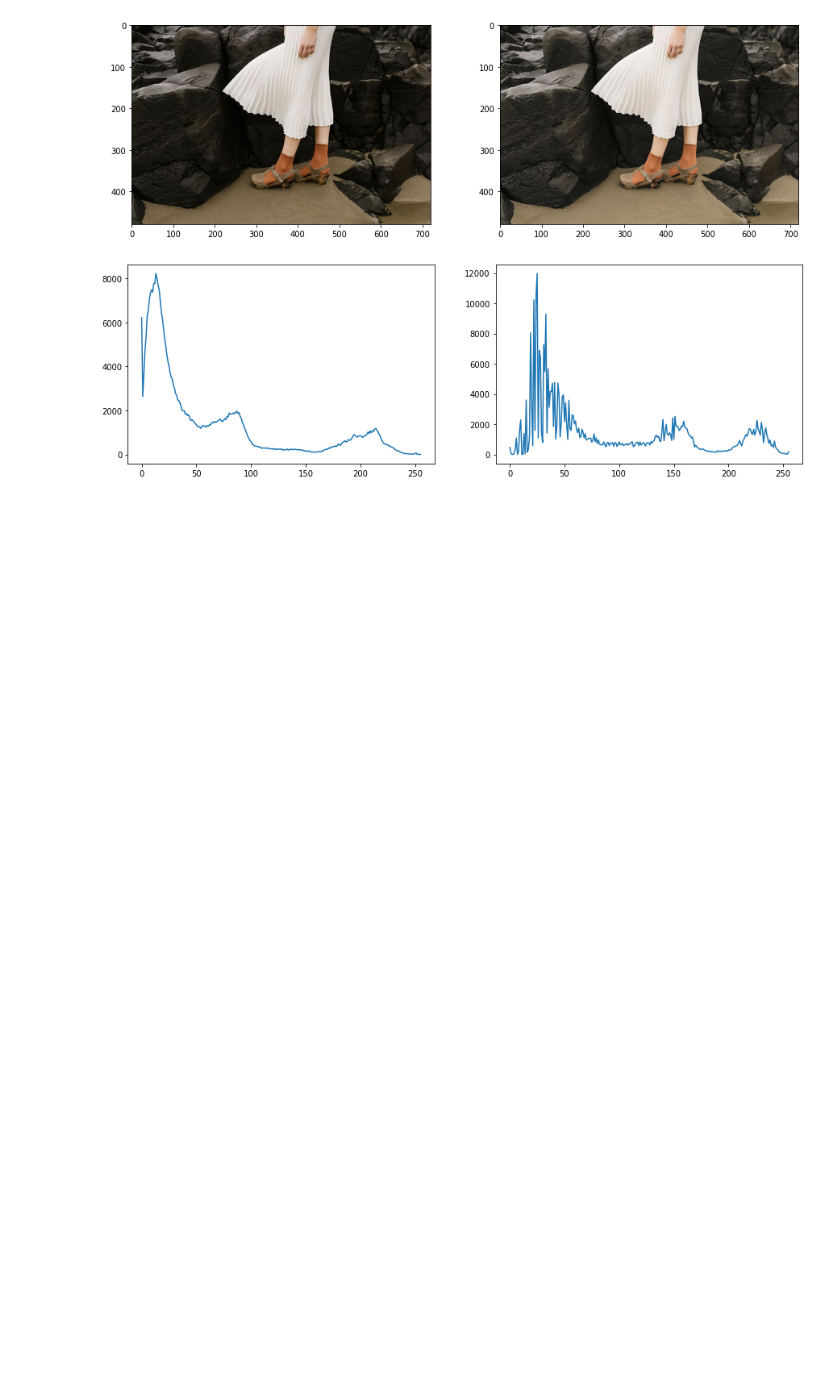
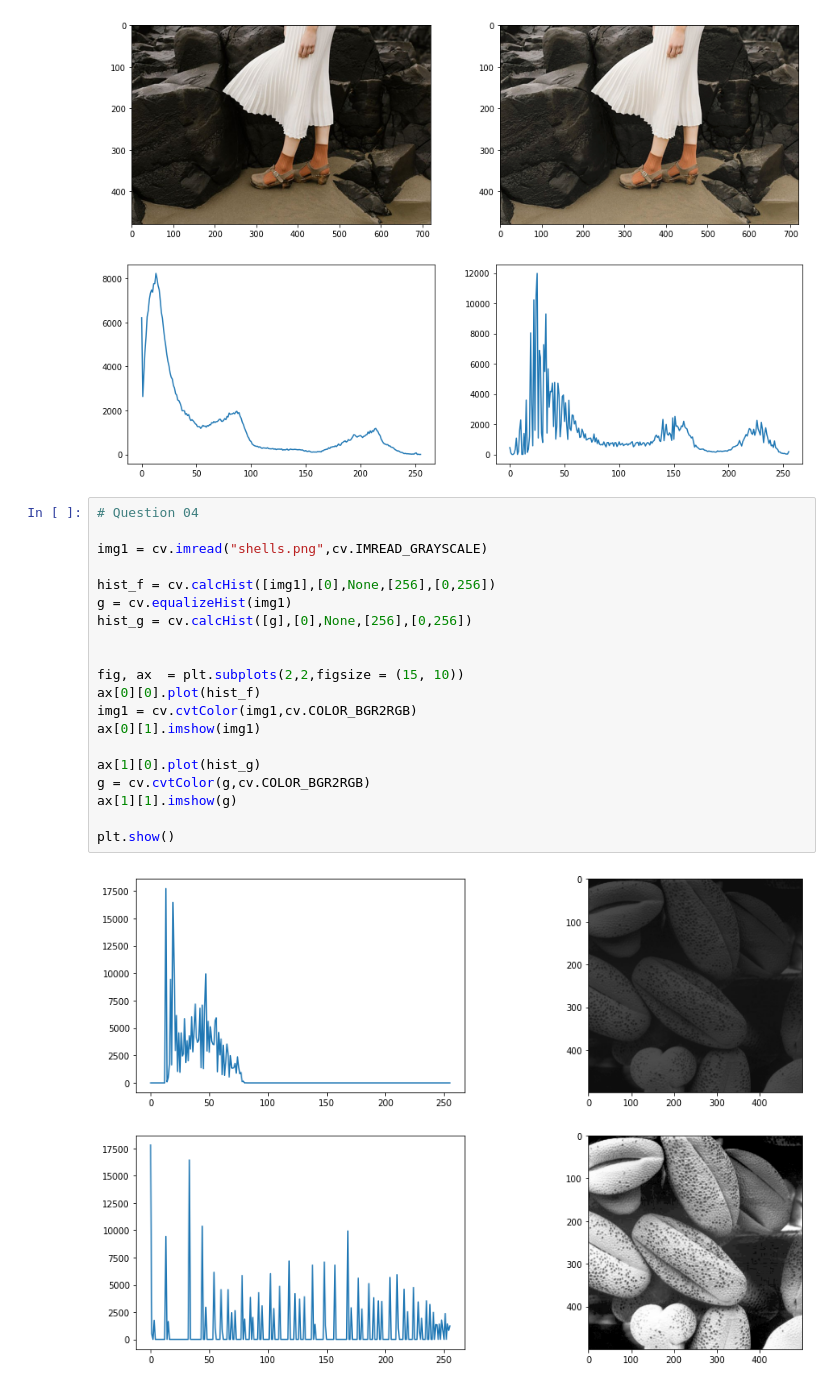
Before and after one commit to ashend99/Image-Processing, a Jupyter notebook: Assignments/Assignment 1/190021A_assignment_01.ipynb, the cells around one changed output. Cells and saved outputs as stored; diff of their text form; blank space fills up the shorter version.

```diff
--- a/Assignments/Assignment 1/190021A_assignment_01.ipynb
+++ b/Assignments/Assignment 1/190021A_assignment_01.ipynb
@@ -98,3 +109,25 @@ ax[1][1].plot(hist_new_image)
 plt.show()
 # %% [output]
 [figure]
+# %%
+# Question 04
+
+img1 = cv.imread("shells.png",cv.IMREAD_GRAYSCALE)
+
+hist_f = cv.calcHist([img1],[0],None,[256],[0,256])
+g = cv.equalizeHist(img1)
+hist_g = cv.calcHist([g],[0],None,[256],[0,256])
+
+
+fig, ax  = plt.subplots(2,2,figsize = (15, 10))
+ax[0][0].plot(hist_f)
+img1 = cv.cvtColor(img1,cv.COLOR_BGR2RGB)
+ax[0][1].imshow(img1)
+
+ax[1][0].plot(hist_g)
+g = cv.cvtColor(g,cv.COLOR_BGR2RGB)
+ax[1][1].imshow(g)
+
+plt.show()
+# %% [output]
+[figure, added]
```
Also changed, not shown: parts of 6 cells of this notebook, 4 other files.
